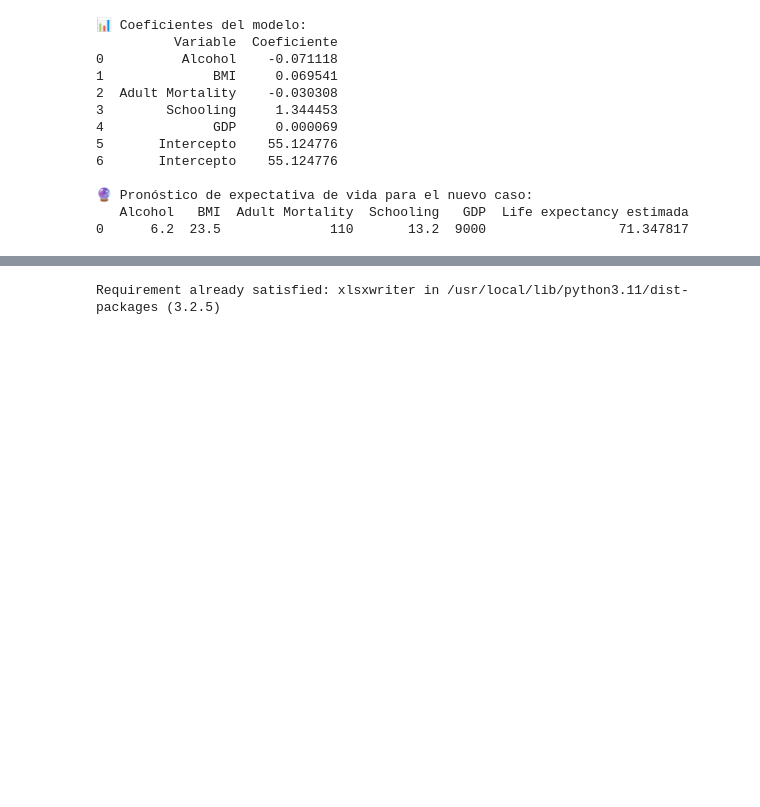
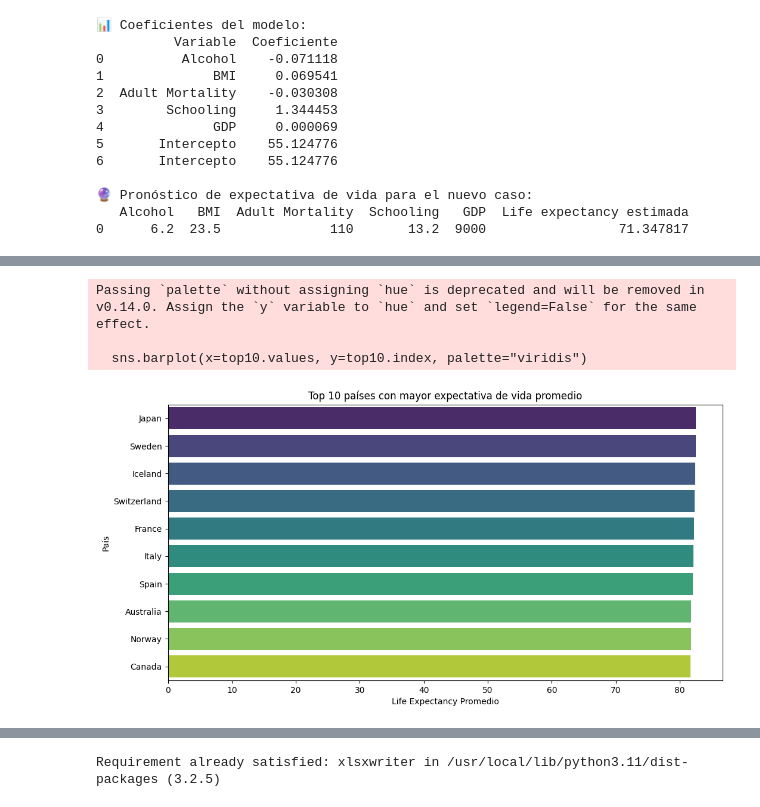
Before and after one commit to Tobon74/-Proyecto-2-An-lisis-exploratorio-de-datos, a Jupyter notebook: Copia_de_Proyecto_2_Análisis_exploratorio_de_datos.ipynb, the cells around one changed output, grey strips where cells are left out. Cells and saved outputs as stored; diff of their text form; code cells hidden in the pictures; blank space fills up the shorter version.

```diff
--- a/Copia_de_Proyecto_2_Análisis_exploratorio_de_datos.ipynb
+++ b/Copia_de_Proyecto_2_Análisis_exploratorio_de_datos.ipynb
@@ -200,0 +215,15 @@ print(pronostico_df)
+# %%
+# Promedio de expectativa de vida por país (top 10 países con mayor promedio)
+top10 = df.groupby("Unnamed: 0")["Life expectancy"].mean().sort_values(ascending=False).head(10)
+
+plt.figure(figsize=(12, 6))
+sns.barplot(x=top10.values, y=top10.index, palette="viridis")
+plt.title("Top 10 países con mayor expectativa de vida promedio")
+plt.xlabel("Life Expectancy Promedio")
+plt.ylabel("País")
+plt.show()
+# %% [output]
+Passing `palette` without assigning `hue` is deprecated and will be removed in v0.14.0. Assign the `y` variable to `hue` and set `legend=False` for the same effect.
+
+  sns.barplot(x=top10.values, y=top10.index, palette="viridis")
+[figure, added]
```
Also changed, not shown: parts of 3 cells of this notebook.
